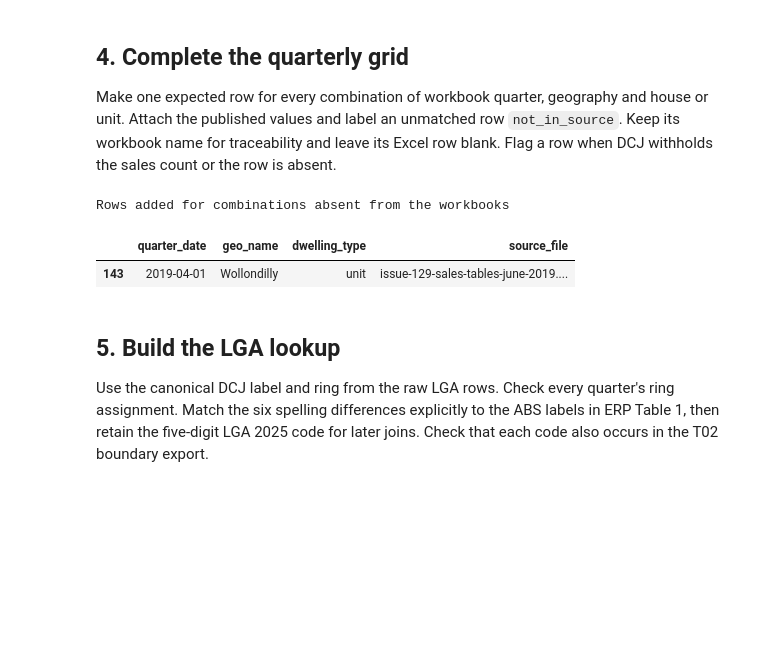
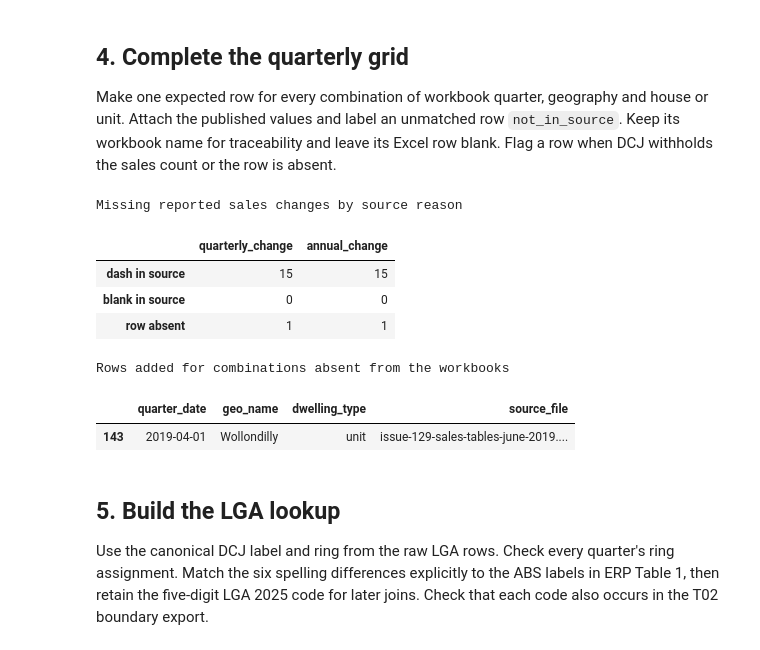
Before and after one commit to huiya-svg/sydney-housing-growth, a Jupyter notebook: notebooks/02_clean.ipynb, the cells around one changed output. Cells and saved outputs as stored; diff of their text form; code cells hidden in the pictures; blank space fills up the shorter version.

Commit message:
Add LGA factor table, distance SQL and DCJ change columns (T04)

```diff
--- a/notebooks/02_clean.ipynb
+++ b/notebooks/02_clean.ipynb
@@ -22,14 +22,14 @@ raw_dir = repo_root / "data/raw"
 raw_columns = [
     "gmr", "sydney_group", "ring", "lga", "source_dwelling",
     "first_quartile", "median_thousands", "third_quartile", "mean_thousands",
-    "count_raw", "change_raw",
+    "count_raw", "quarterly_change_raw", "annual_change_raw",
 ]
 
 def read_sales_workbook(path):
     """Read one issue's reporting quarter and LGA table with Excel row numbers."""
     workbook = load_workbook(path, read_only=True, data_only=True)
     try:
-        rows = list(workbook["LGA"].iter_rows(max_col=11, values_only=True))
+        rows = list(workbook["LGA"].iter_rows(max_col=12, values_only=True))
     finally:
         workbook.close()
 
@@ -113,7 +113,7 @@ Column G is the median in thousands of dollars and J is the number of sales. Str
 def parse_number(values):
     """Read an Excel measure with numeric text, commas or DCJ markers."""
     text = values.astype("string").str.strip().str.replace(",", "", regex=False)
-    return pd.to_numeric(text.mask(text.isin(["-", "s"])), errors="raise")
+    return pd.to_numeric(text.mask(text.isin(["", "-", "s"])), errors="raise")
 
 selected["median_price"] = (parse_number(selected["median_thousands"]) * 1000).astype("Int64")
 selected["sales_count"] = parse_number(selected["count_raw"]).astype("Int64")
@@ -126,13 +126,19 @@ selected.loc[selected["count_raw"].eq("s"), "count_status"] = "suppressed_30_or_
 assert selected["median_price"].isna().eq(selected["price_status"].ne("published")).all()
 assert selected["sales_count"].isna().eq(selected["count_status"].ne("published")).all()
 
-change_text = selected["change_raw"].astype("string").str.strip()
-percent_text = change_text.str.endswith("%", na=False)
-quarterly_change = parse_number(change_text.str.removesuffix("%"))
-quarterly_change.loc[percent_text] = quarterly_change.loc[percent_text] / 100
-selected["quarterly_change"] = quarterly_change
+change_columns = ["quarterly_change", "annual_change"]
+for column in change_columns:
+    change_text = selected[f"{column}_raw"].astype("string").str.strip()
+    percent_text = change_text.str.endswith("%", na=False)
+    change = parse_number(change_text.str.removesuffix("%"))
+    change.loc[percent_text] = change.loc[percent_text] / 100
+    assert change.isna().eq(change_text.fillna("").isin(["", "-"])).all()
+    scaled = change.dropna() * 10_000
+    assert (scaled - scaled.round()).abs().lt(1e-7).all()
+    selected[column] = change.round(4)
+
 print("Source numeric values retained")
-display(selected[["median_price", "sales_count", "quarterly_change"]].count())
+display(selected[["median_price", "sales_count", *change_columns]].count())
 # %% [output]
 Source numeric values retained
 median_price        2188
@@ -146,29 +153,47 @@ Make one expected row for every combination of workbook quarter, geography and h
 # %%
 keys = ["quarter_date", "geo_level", "geo_name", "dwelling_type"]
 quarters = raw_sales[["quarter_date", "source_file"]].drop_duplicates()
 geographies = selected[["geo_level", "geo_name", "region"]].drop_duplicates()
 dwellings = pd.DataFrame({"dwelling_type": list(dwelling_labels.values())})
 
 grid = quarters.merge(geographies, how="cross").merge(dwellings, how="cross")
 source_values = keys + [
-    "median_price", "sales_count", "price_status", "count_status", "source_row", "quarterly_change",
+    "median_price", "sales_count", "price_status", "count_status", "source_row", *change_columns,
 ]
 sales = grid.merge(selected[source_values], on=keys, how="left", validate="one_to_one", indicator=True)
 not_in_source = sales.pop("_merge").eq("left_only")
 sales.loc[not_in_source, ["price_status", "count_status"]] = "not_in_source"
 sales["source_row"] = sales["source_row"].astype("Int64")
 sales["low_sales_flag"] = sales["count_status"].ne("published")
 sales = sales.sort_values(keys, ignore_index=True)
 
 assert sales["source_row"].notna().sum() == len(selected)
+missing_changes = {}
+for column in change_columns:
+    source_cells = selected[f"{column}_raw"].astype("string").str.strip()
+    reasons = {
+        "dash in source": int(source_cells.eq("-").sum()),
+        "blank in source": int(source_cells.fillna("").eq("").sum()),
+        "row absent": int(not_in_source.sum()),
+    }
+    assert sales[column].isna().sum() == sum(reasons.values())
+    missing_changes[column] = reasons
+
+print("Missing reported sales changes by source reason")
+display(pd.DataFrame(missing_changes))
 print("Rows added for combinations absent from the workbooks")
 display(sales.loc[sales["price_status"].eq("not_in_source"), [
     "quarter_date", "geo_name", "dwelling_type", "source_file",
 ]])
 # %% [output]
-Rows added for combinations absent from the workbooks
+Missing reported sales changes by source reason
-|  | quarter_date | geo_name | dwelling_type | source_file |
-| 143 | 2019-04-01 | Wollondilly | unit | issue-129-sales-tables-june-2019.... |
+|  | quarterly_change | annual_change |
+| dash in source | 15 | 15 |
+| blank in source | 0 | 0 |
+| row absent | 1 | 1 |
+Rows added for combinations absent from the workbooks
+|  | quarter_date | geo_name | dwelling_type | source_file |
+| 143 | 2019-04-01 | Wollondilly | unit | issue-129-sales-tables-june-2019.... |
 # %% [markdown]
 ## 5. Build the LGA lookup
 
```
Also changed, not shown: parts of 15 cells of this notebook, 7 other files.
